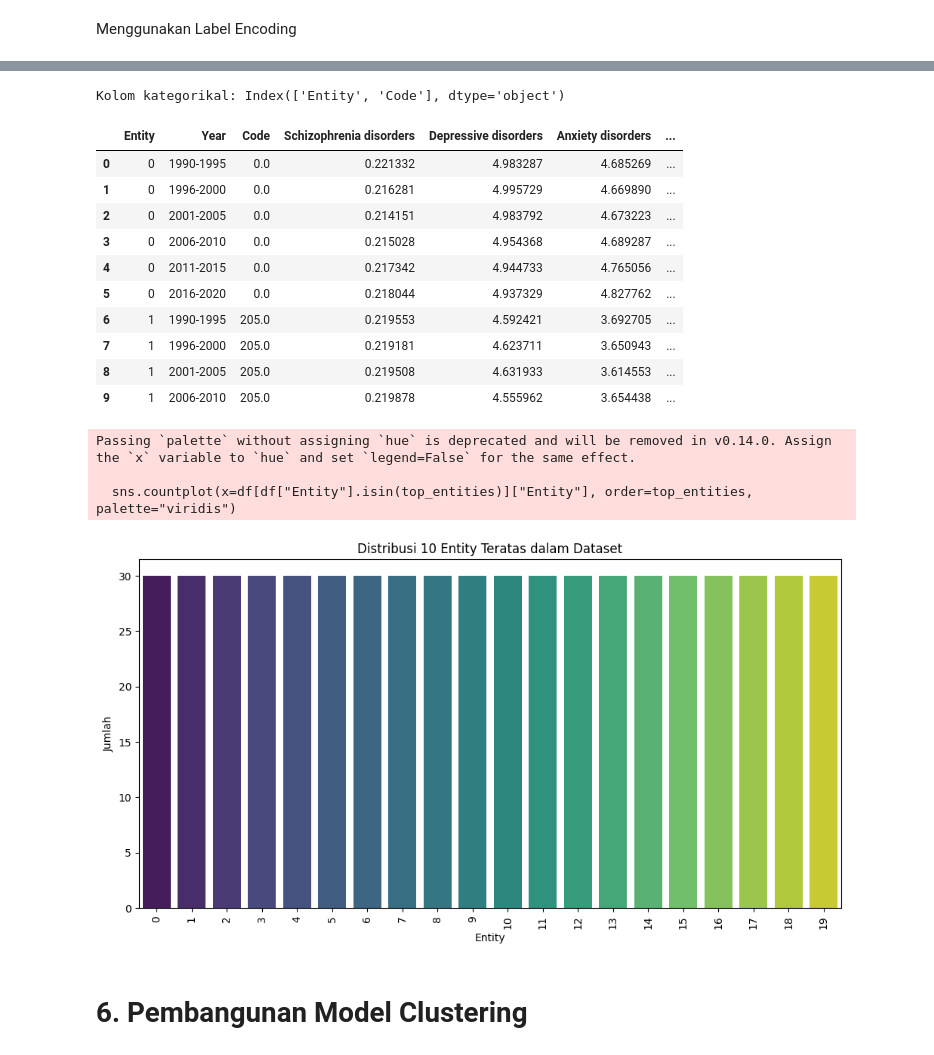
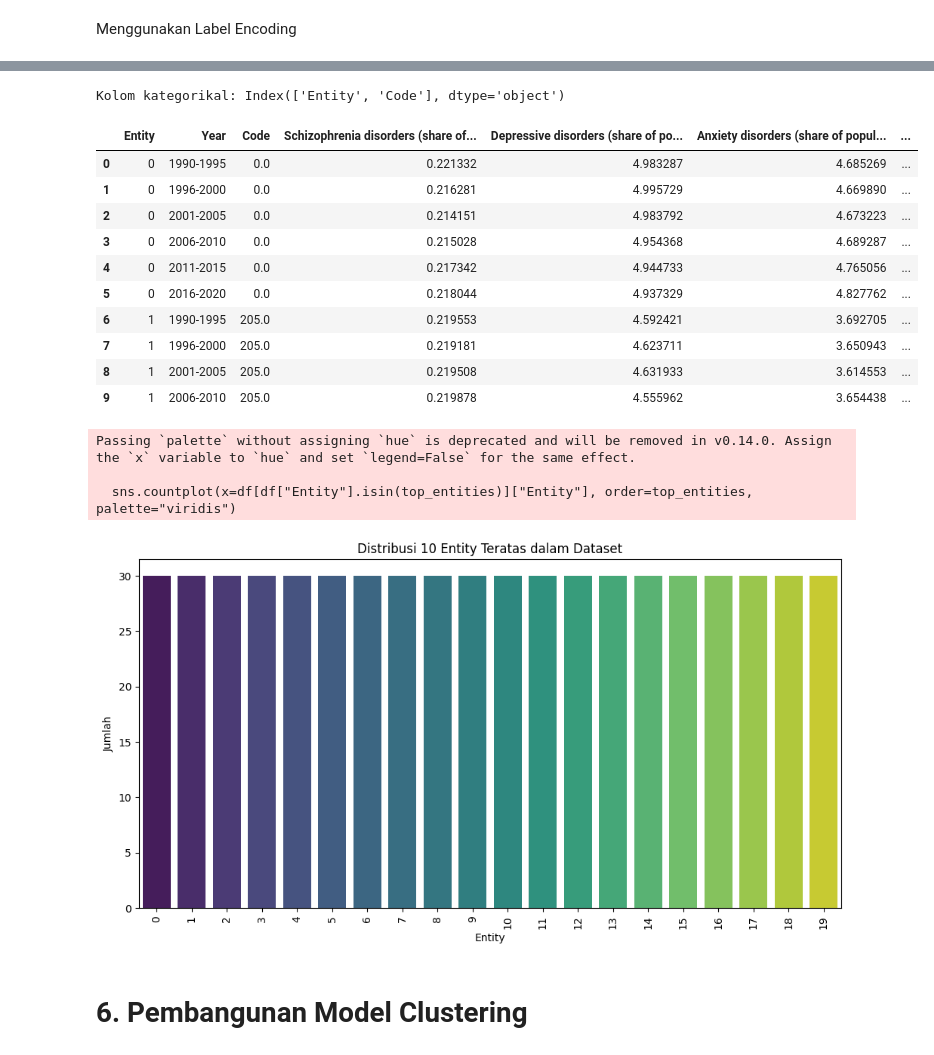
Before and after one commit to Nico-LeeNH/Machine-Learning_Proyek, a Jupyter notebook: Clustering.ipynb, the cells around one changed output, grey strips where cells are left out. Drawn from its saved outputs; the diff is of its cells as text; code cells hidden in the pictures.

```diff
--- a/Clustering.ipynb
+++ b/Clustering.ipynb
@@ -280,42 +253,37 @@ Kolom kategorikal: Index([], dtype='object')
 # %%
+from sklearn.preprocessing import LabelEncoder
+
 df = pd.read_csv("1- mental-illnesses-prevalence.csv")
-df.rename(columns={
-    'Schizophrenia disorders (share of population) - Sex: Both - Age: Age-standardized': 'Schizophrenia disorders',
-    'Depressive disorders (share of population) - Sex: Both - Age: Age-standardized': 'Depressive disorders',
-    'Anxiety disorders (share of population) - Sex: Both - Age: Age-standardized': 'Anxiety disorders',
-    'Bipolar disorders (share of population) - Sex: Both - Age: Age-standardized': 'Bipolar disorders',
-    'Eating disorders (share of population) - Sex: Both - Age: Age-standardized': 'Eating disorders'
-}, inplace=True)
 
 categorical_columns = df.select_dtypes(include=['object']).columns
 print("Kolom kategorikal:", categorical_columns)
 
 label_encoders = {}
 for col in categorical_columns:
     le = LabelEncoder()
     df[col] = le.fit_transform(df[col])
     label_encoders[col] = le
 
 
 df['Year'] = pd.cut(df['Year'], bins=[1989, 1995, 2000, 2005, 2010, 2015, 2020], labels=['1990-1995', '1996-2000', '2001-2005', '2006-2010', '2011-2015', '2016-2020'])
 
 grouped_df = df.groupby(['Entity', 'Year']).mean().reset_index()
 
 display(grouped_df.head(10))
 
 entity_counts = df["Entity"].value_counts()
 top_entities = entity_counts.head(20).index
 
 plt.figure(figsize=(12, 6))
 sns.countplot(x=df[df["Entity"].isin(top_entities)]["Entity"], order=top_entities, palette="viridis")
 plt.xticks(rotation=90)
 plt.title("Distribusi 10 Entity Teratas dalam Dataset")
 plt.xlabel("Entity")
 plt.ylabel("Jumlah")
 plt.show()
 # %% [output]
 Kolom kategorikal: Index(['Entity', 'Code'], dtype='object')
-|  | Entity | Year | Code | Schizophrenia disorders | Depressive disorders | Anxiety disorders | ... |
+|  | Entity | Year | Code | Schizophrenia disorders (share of... | Depressive disorders (share of po... | Anxiety disorders (share of popul... | ... |
 | 0 | 0 | 1990-1995 | 0.0 | 0.221332 | 4.983287 | 4.685269 | ... |
 | 1 | 0 | 1996-2000 | 0.0 | 0.216281 | 4.995729 | 4.669890 | ... |
 | 2 | 0 | 2001-2005 | 0.0 | 0.214151 | 4.983792 | 4.673223 | ... |
```
Also changed, not shown: parts of 21 cells of this notebook, 3 other files.
